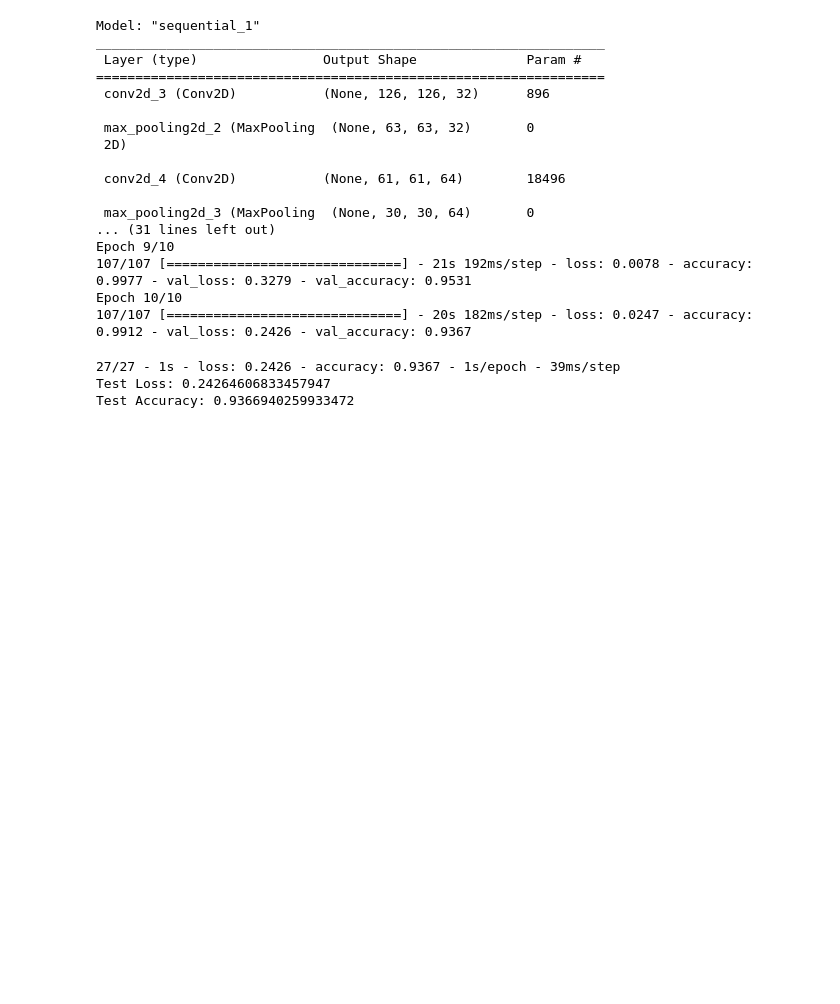
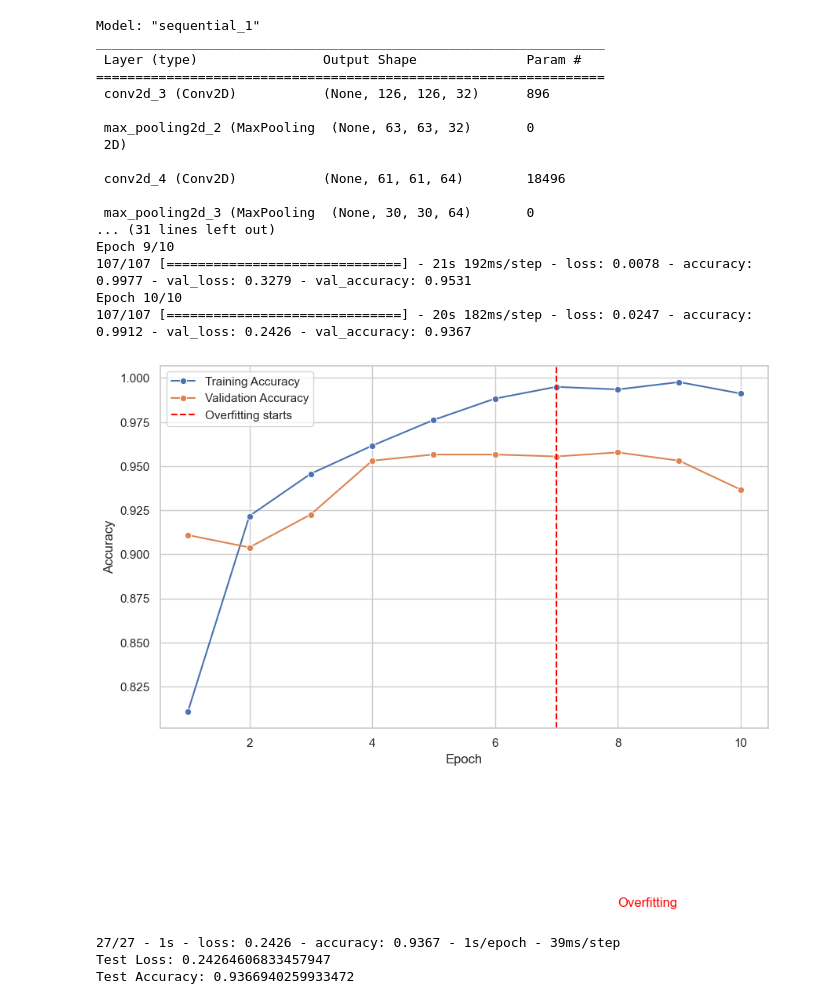
Before and after one commit to addaia/BLOB, a Jupyter notebook: notebook_initial_model.ipynb, the cells around one changed output. Saved outputs shown, nothing was run; the diff lists cells and outputs as text; code cells hidden in the pictures; blank space fills up the shorter version.

```diff
--- a/notebook_initial_model.ipynb
+++ b/notebook_initial_model.ipynb
@@ -134,6 +138,29 @@ Epoch 9/10
 107/107 [==============================] - 21s 192ms/step - loss: 0.0078 - accuracy: 0.9977 - val_loss: 0.3279 - val_accuracy: 0.9531
 Epoch 10/10
 107/107 [==============================] - 20s 182ms/step - loss: 0.0247 - accuracy: 0.9912 - val_loss: 0.2426 - val_accuracy: 0.9367
+# %%
+
+# copy data
+history_data = {
+    "Accuracy": [0.8109, 0.9217, 0.9457, 0.9616, 0.9762, 0.9883, 0.9950, 0.9935, 0.9977, 0.9912],
+    "Validation Accuracy": [0.9109, 0.9039, 0.9226, 0.9531, 0.9566, 0.9566, 0.9555, 0.9578, 0.9531, 0.9367],
+    "Epoch": list(range(1, 11))
+}
+
+df = pd.DataFrame(history_data)
+
+sns.set(style="whitegrid")
+plt.figure(figsize=(10, 6))
+sns.lineplot(data=df, x="Epoch", y="Accuracy", label="Training Accuracy", marker="o")
+sns.lineplot(data=df, x="Epoch", y="Validation Accuracy", label="Validation Accuracy", marker="o")
+plt.axvline(x=7, color="red", linestyle="--", label="Overfitting starts")
+plt.text(8, 0.7, 'Overfitting', color='red')
+plt.xlabel("Epoch")
+plt.ylabel("Accuracy")
+plt.legend()
+plt.show()
+# %% [output]
+[figure, added]
 # %%
 test_loss, test_accuracy = model.evaluate(X_test, y_test, verbose=2)
 
```
Also changed, not shown: parts of 8 cells of this notebook, 1 other file.
